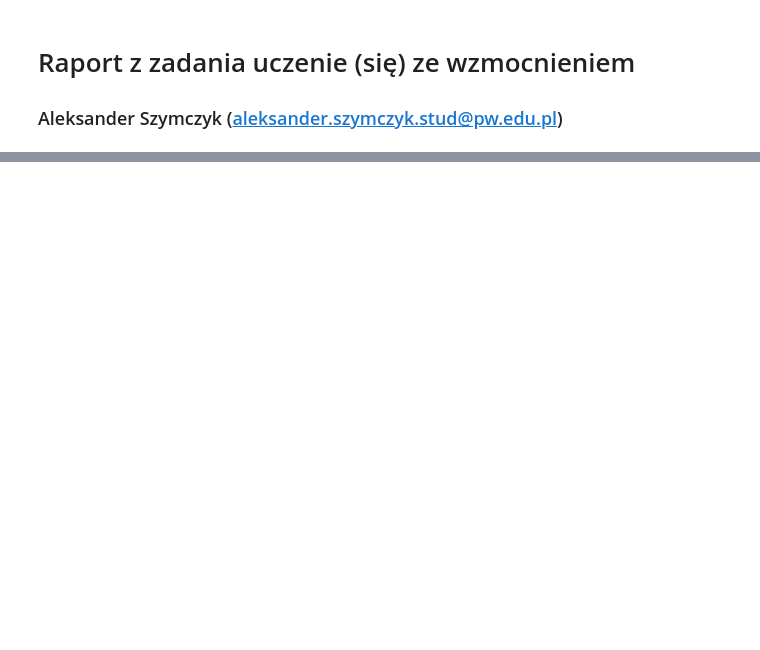
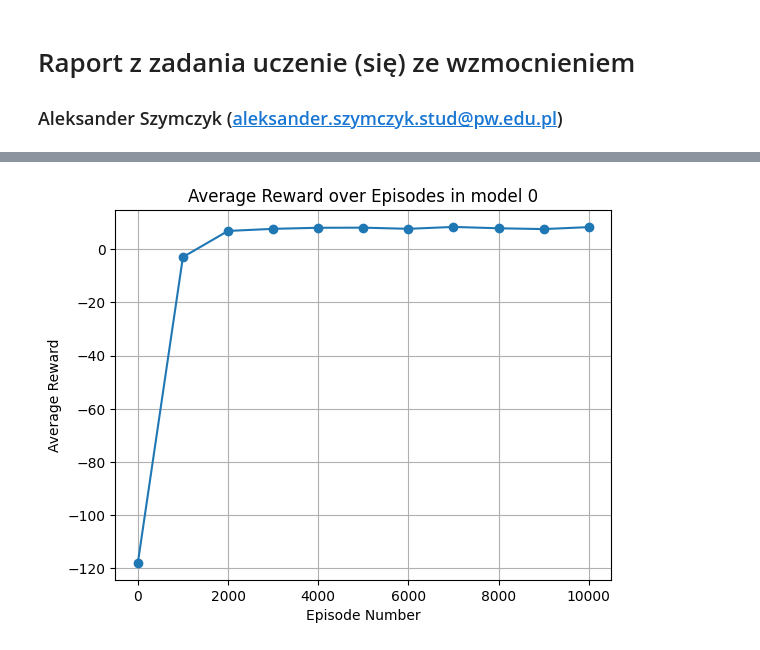
Before and after one commit to AtarSander/artificial-intelligence-from-scratch, a Jupyter notebook: Zad6/raport.ipynb, the cells around one changed output, grey strips where cells are left out. Saved outputs shown, nothing was run; the diff lists cells and outputs as text; code cells hidden in the pictures; blank space fills up the shorter version.

```diff
--- a/Zad6/raport.ipynb
+++ b/Zad6/raport.ipynb
@@ -46,0 +52,4 @@ df2
+# %%
+plot_results(best_model_training, 0)
+# %% [output]
+[figure, added]
```
Also changed, not shown: parts of 10 cells of this notebook, 2 other files.
